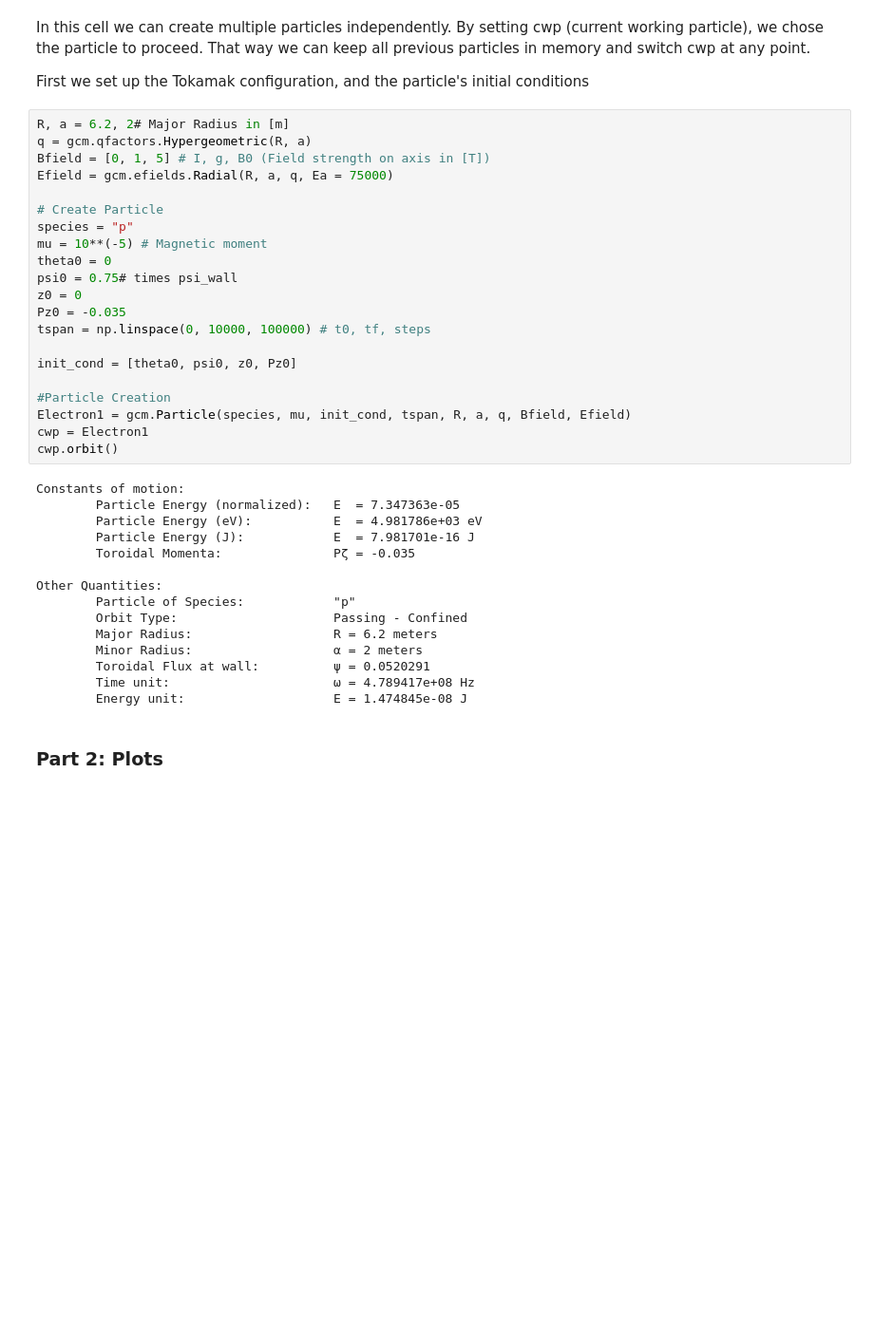
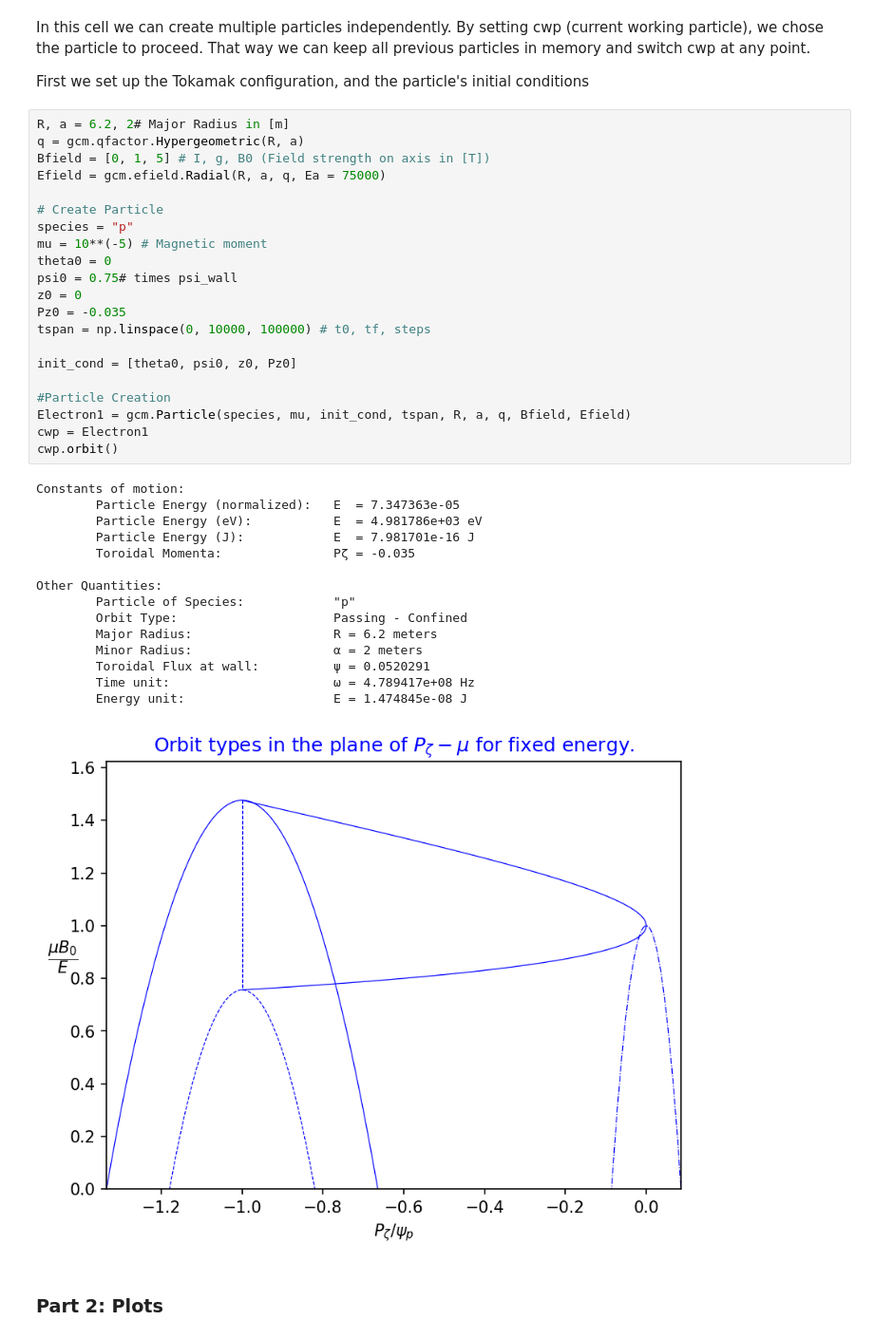
Before and after one commit to PlasmaPhy/guiding-center-motion, a Jupyter notebook: Notebook.ipynb, the cells around one changed output. Shown: that part at 95% size. Cells and saved outputs as stored; diff of their text form; blank space fills up the shorter version.

```diff
--- a/Notebook.ipynb
+++ b/Notebook.ipynb
@@ -41,40 +43,41 @@ In this cell we can create multiple particles independently. By setting cwp (cur
 First we set up the Tokamak configuration, and the particle's initial conditions
 # %%
 R, a = 6.2, 2# Major Radius in [m]
-q = gcm.qfactors.Hypergeometric(R, a)
+q = gcm.qfactor.Hypergeometric(R, a)
 Bfield = [0, 1, 5] # I, g, B0 (Field strength on axis in [T])
-Efield = gcm.efields.Radial(R, a, q, Ea = 75000)
+Efield = gcm.efield.Radial(R, a, q, Ea = 75000)
 
 # Create Particle
 species = "p"
 mu = 10**(-5) # Magnetic moment
 theta0 = 0
 psi0 = 0.75# times psi_wall
 z0 = 0
 Pz0 = -0.035
 tspan = np.linspace(0, 10000, 100000) # t0, tf, steps
 
 init_cond = [theta0, psi0, z0, Pz0]
 
 #Particle Creation
 Electron1 = gcm.Particle(species, mu, init_cond, tspan, R, a, q, Bfield, Efield)
 cwp = Electron1
 cwp.orbit()
 # %% [output]
 Constants of motion:
         Particle Energy (normalized):   E  = 7.347363e-05
         Particle Energy (eV):           E  = 4.981786e+03 eV
         Particle Energy (J):            E  = 7.981701e-16 J
         Toroidal Momenta:               Pζ = -0.035
 
 Other Quantities:
         Particle of Species:            "p"
         Orbit Type:                     Passing - Confined
         Major Radius:                   R = 6.2 meters
         Minor Radius:                   α = 2 meters
         Toroidal Flux at wall:          ψ = 0.0520291
         Time unit:                      ω = 4.789417e+08 Hz
         Energy unit:                    E = 1.474845e-08 J
+[figure, added]
 # %% [markdown]
 ### Part 2: Plots
 # %%
```
Also changed, not shown: parts of 6 cells of this notebook, 9 other files.
